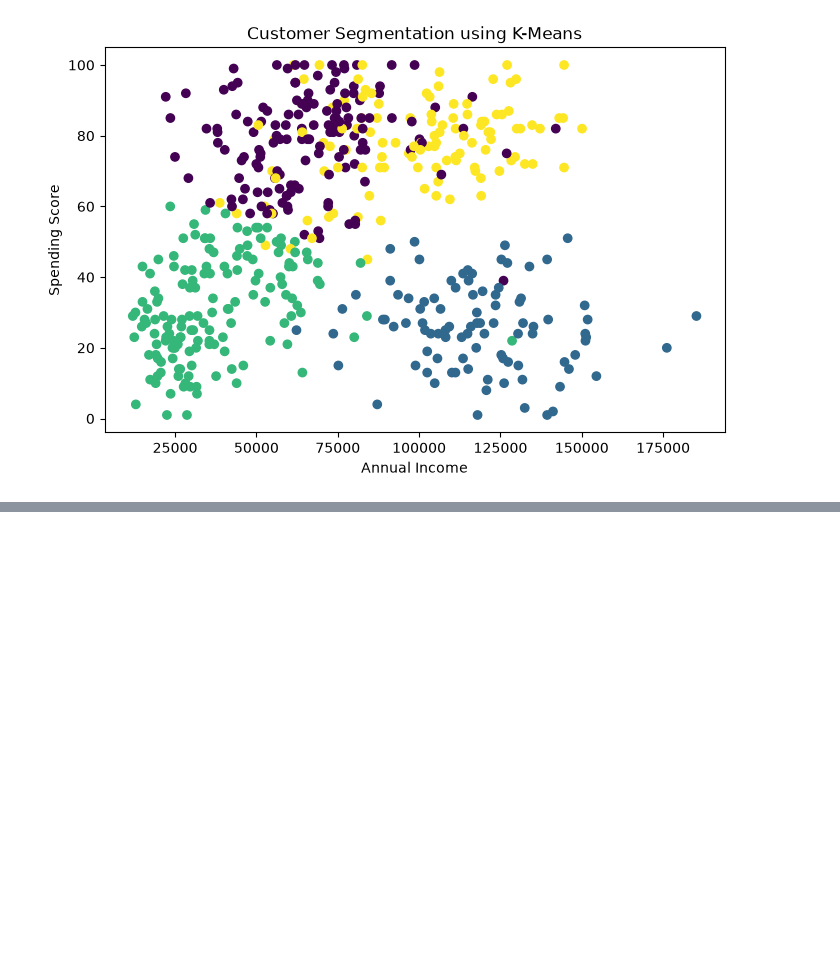
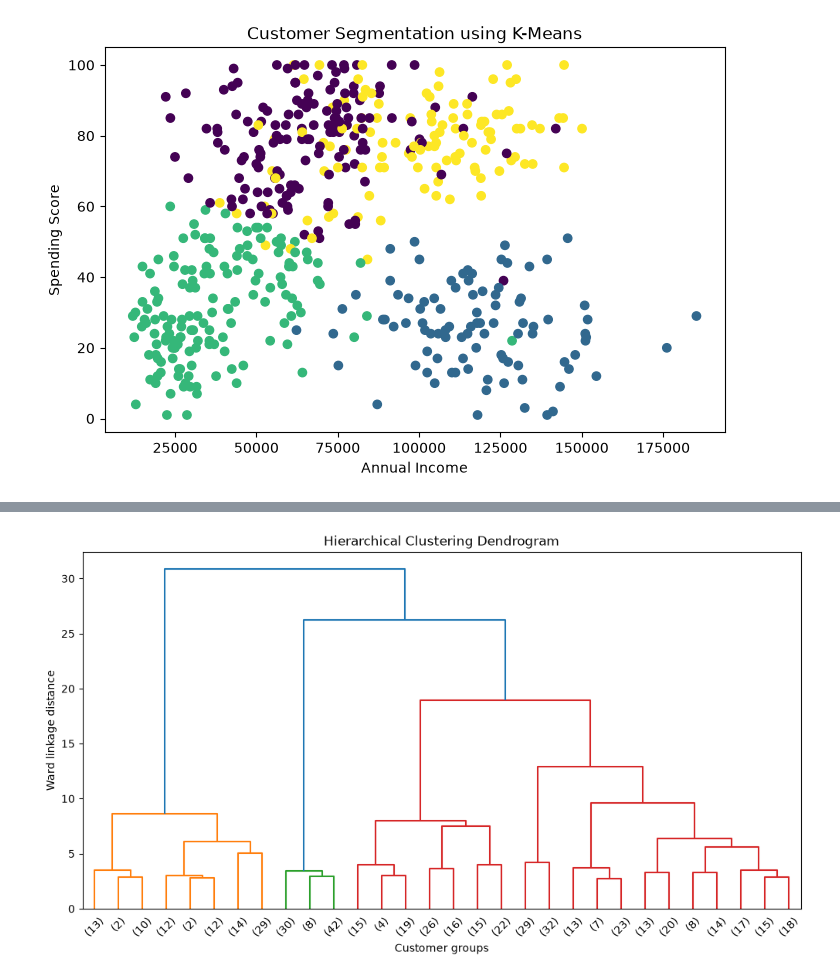
Before and after one commit to aamir-gk2539-byte/DSML-Training, a Jupyter notebook: Module 4/K_Means.ipynb, the cells around one changed output, grey strips where cells are left out. Saved outputs shown, nothing was run; the diff lists cells and outputs as text; code cells hidden in the pictures; blank space fills up the shorter version.

```diff
--- a/Module 4/K_Means.ipynb
+++ b/Module 4/K_Means.ipynb
@@ -75,0 +296,97 @@ Cluster
+# %%
+
+import pandas as pd
+import matplotlib.pyplot as plt
+
+from sklearn.preprocessing import StandardScaler
+from sklearn.cluster import AgglomerativeClustering
+from sklearn.metrics import silhouette_score
+
+from scipy.cluster.hierarchy import (
+    linkage,
+    dendrogram
+)
+
+# 1. Load customer dataset
+df = pd.read_csv("customers.csv")
+
+# 2. Select numerical features
+features = [
+    "Age",
+    "Annual Income",
+    "Spending Score"
+]
+
+X = df[features].dropna()
+
+# 3. Scale features
+scaler = StandardScaler()
+X_scaled = scaler.fit_transform(X)
+
+# 4. Create linkage matrix for dendrogram
+Z = linkage(
+    X_scaled,
+    method="ward",
+    metric="euclidean"
+)
+
+# 5. Plot dendrogram
+plt.figure(figsize=(12, 6))
+
+dendrogram(
+    Z,
+    truncate_mode="lastp",
+    p=30,
+    show_leaf_counts=True
+)
+
+plt.title("Hierarchical Clustering Dendrogram")
+plt.xlabel("Customer groups")
+plt.ylabel("Ward linkage distance")
+plt.show()
+
+# 6. Apply Agglomerative Clustering
+optimal_k = 4
+
+model = AgglomerativeClustering(
+    n_clusters=optimal_k,
+    metric="euclidean",
+    linkage="ward"
+)
+
+labels = model.fit_predict(X_scaled)
+
+# 7. Attach cluster labels
+df_clustered = df.loc[X.index].copy()
+df_clustered["Cluster"] = labels
+
+# 8. Evaluate clustering
+print("Number of clusters:", optimal_k)
+
+print(
+    "Silhouette Score:",
+    silhouette_score(X_scaled, labels)
+)
+
+# 9. Analyze cluster characteristics
+print(
+    df_clustered.groupby("Cluster")[features].mean()
+)
+
+# 10. Visualize customer segments
+plt.figure(figsize=(8, 5))
+
+plt.scatter(
+    df_clustered["Annual Income"],
+    df_clustered["Spending Score"],
+    c=labels,
+    cmap="viridis"
+)
+
+plt.xlabel("Annual Income")
+plt.ylabel("Spending Score")
+plt.title("Customer Segmentation using Hierarchical Clustering")
+plt.colorbar(label="Cluster")
+plt.show()
+# %% [output]
+[figure, added]
```
Also changed, not shown: parts of 15 cells of this notebook, 15 other files.
